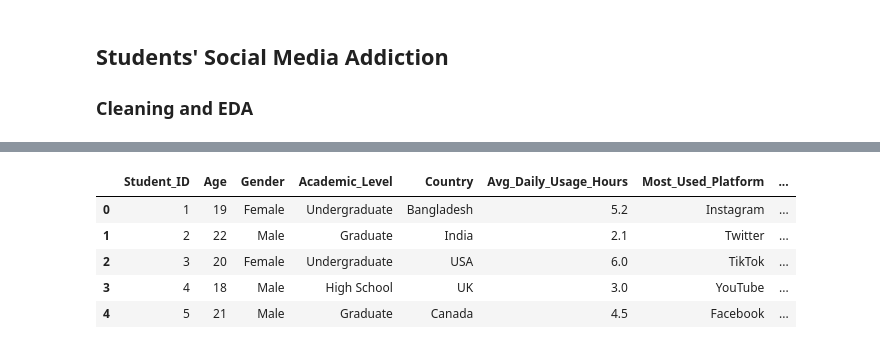
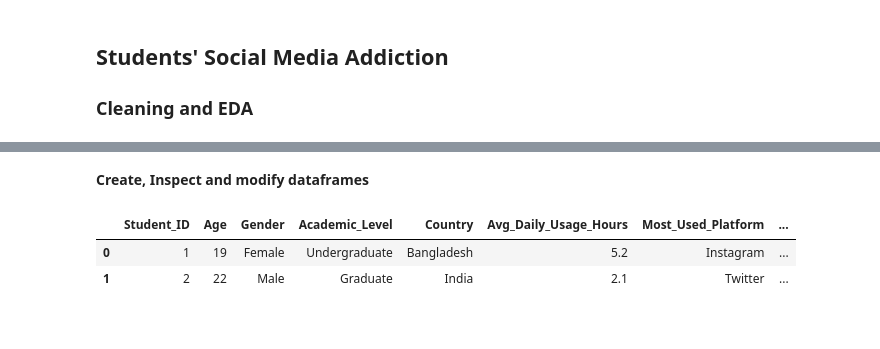
Before and after one commit to lschuler-dotcom/capstone_project, a Jupyter notebook: notebooks/capstone_project.ipynb, the cells around one changed output, grey strips where cells are left out. Drawn from its saved outputs; the diff is of its cells as text; code cells hidden in the pictures.

Commit message:
Initial data inspection, joining, cleaning, and standardizing

```diff
--- a/notebooks/capstone_project.ipynb
+++ b/notebooks/capstone_project.ipynb
@@ -19,13 +23,14 @@ Saving students_social_media_addiction.csv to students_social_media_addiction.cs
+# %% [markdown]
+**Create, Inspect and modify dataframes**
 # %%
 #Create data frame (read dataset)
-df = pd.read_csv('students_social_media_addiction.csv')
+df_add = pd.read_csv('students_social_media_addiction.csv')
+df_pop_wide = pd.read_csv('world_bank_group_population.csv')
+df_gdp_wide = pd.read_csv('world_bank_group_population.csv')
 
-#Quick view of data
-df.head()
+#Quick view of addiction data
+df_add.head(2)
 # %% [output]
 |  | Student_ID | Age | Gender | Academic_Level | Country | Avg_Daily_Usage_Hours | Most_Used_Platform | ... |
 | 0 | 1 | 19 | Female | Undergraduate | Bangladesh | 5.2 | Instagram | ... |
 | 1 | 2 | 22 | Male | Graduate | India | 2.1 | Twitter | ... |
-| 2 | 3 | 20 | Female | Undergraduate | USA | 6.0 | TikTok | ... |
-| 3 | 4 | 18 | Male | High School | UK | 3.0 | YouTube | ... |
-| 4 | 5 | 21 | Male | Graduate | Canada | 4.5 | Facebook | ... |
```
Also changed, not shown: parts of 16 cells of this notebook.
